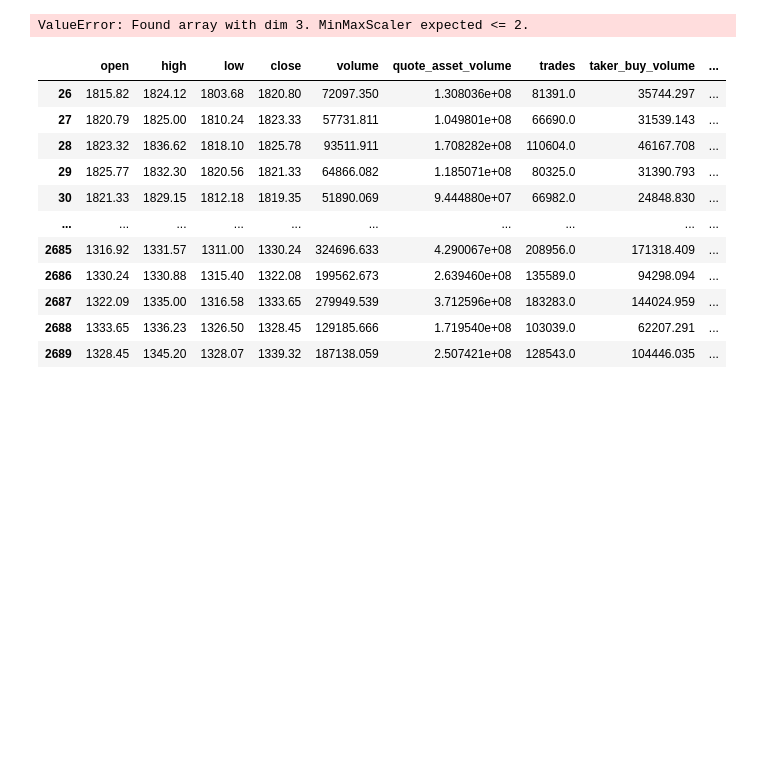
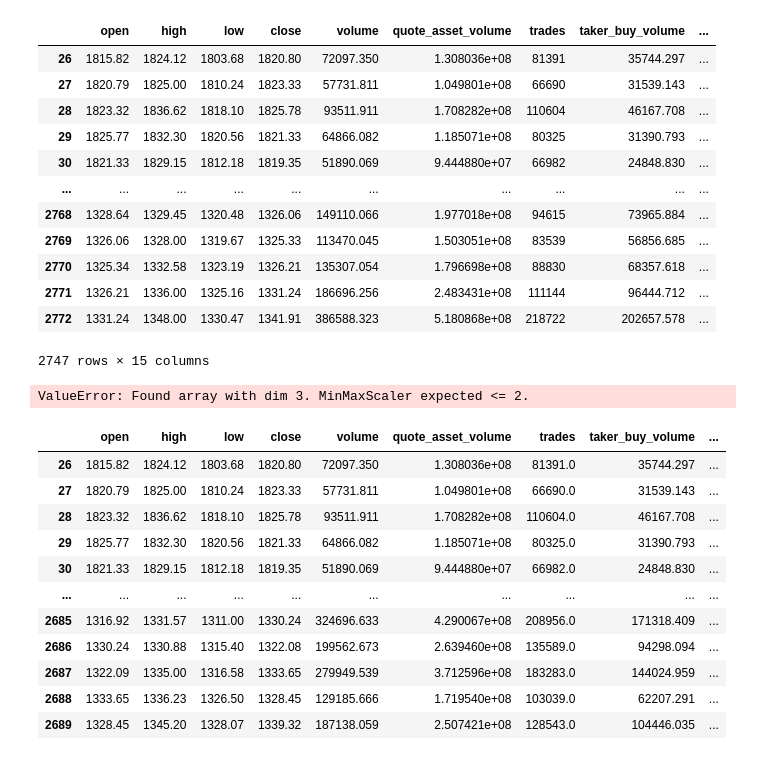
Before and after one commit to izzortsi/trailing_orders, a Jupyter notebook: DEV/dataset_integration_pytorch.ipynb, the cells around one changed output. Cells and saved outputs as stored; diff of their text form; code cells hidden in the pictures; blank space fills up the shorter version.

```diff
--- a/DEV/dataset_integration_pytorch.ipynb
+++ b/DEV/dataset_integration_pytorch.ipynb
@@ -452,3 +455,19 @@ train_data.shape, test_data.shape
+# %%
+train_data
+# %% [output]
+|  | open | high | low | close | volume | quote_asset_volume | trades | taker_buy_volume | ... |
+| 26 | 1815.82 | 1824.12 | 1803.68 | 1820.80 | 72097.350 | 1.308036e+08 | 81391 | 35744.297 | ... |
+| 27 | 1820.79 | 1825.00 | 1810.24 | 1823.33 | 57731.811 | 1.049801e+08 | 66690 | 31539.143 | ... |
+| 28 | 1823.32 | 1836.62 | 1818.10 | 1825.78 | 93511.911 | 1.708282e+08 | 110604 | 46167.708 | ... |
+| 29 | 1825.77 | 1832.30 | 1820.56 | 1821.33 | 64866.082 | 1.185071e+08 | 80325 | 31390.793 | ... |
+| 30 | 1821.33 | 1829.15 | 1812.18 | 1819.35 | 51890.069 | 9.444880e+07 | 66982 | 24848.830 | ... |
+| ... | ... | ... | ... | ... | ... | ... | ... | ... | ... |
+| 2768 | 1328.64 | 1329.45 | 1320.48 | 1326.06 | 149110.066 | 1.977018e+08 | 94615 | 73965.884 | ... |
+| 2769 | 1326.06 | 1328.00 | 1319.67 | 1325.33 | 113470.045 | 1.503051e+08 | 83539 | 56856.685 | ... |
+| 2770 | 1325.34 | 1332.58 | 1323.19 | 1326.21 | 135307.054 | 1.796698e+08 | 88830 | 68357.618 | ... |
+| 2771 | 1326.21 | 1336.00 | 1325.16 | 1331.24 | 186696.256 | 2.483431e+08 | 111144 | 96444.712 | ... |
+| 2772 | 1331.24 | 1348.00 | 1330.47 | 1341.91 | 386588.323 | 5.180868e+08 | 218722 | 202657.578 | ... |
+2747 rows × 15 columns
 # %%
 scaler = MinMaxScaler()
 
```
Also changed, not shown: parts of 5 cells of this notebook, 2 other files.
